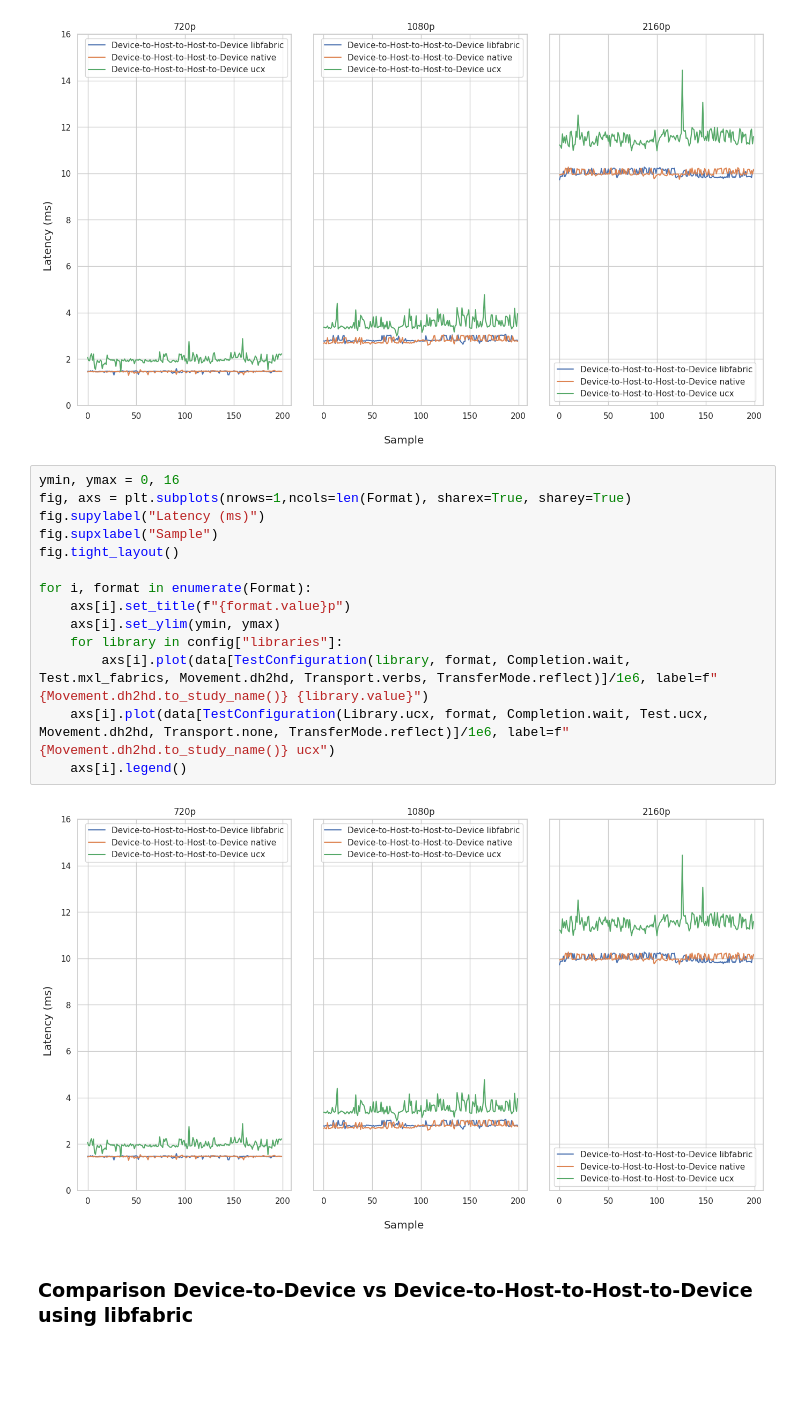
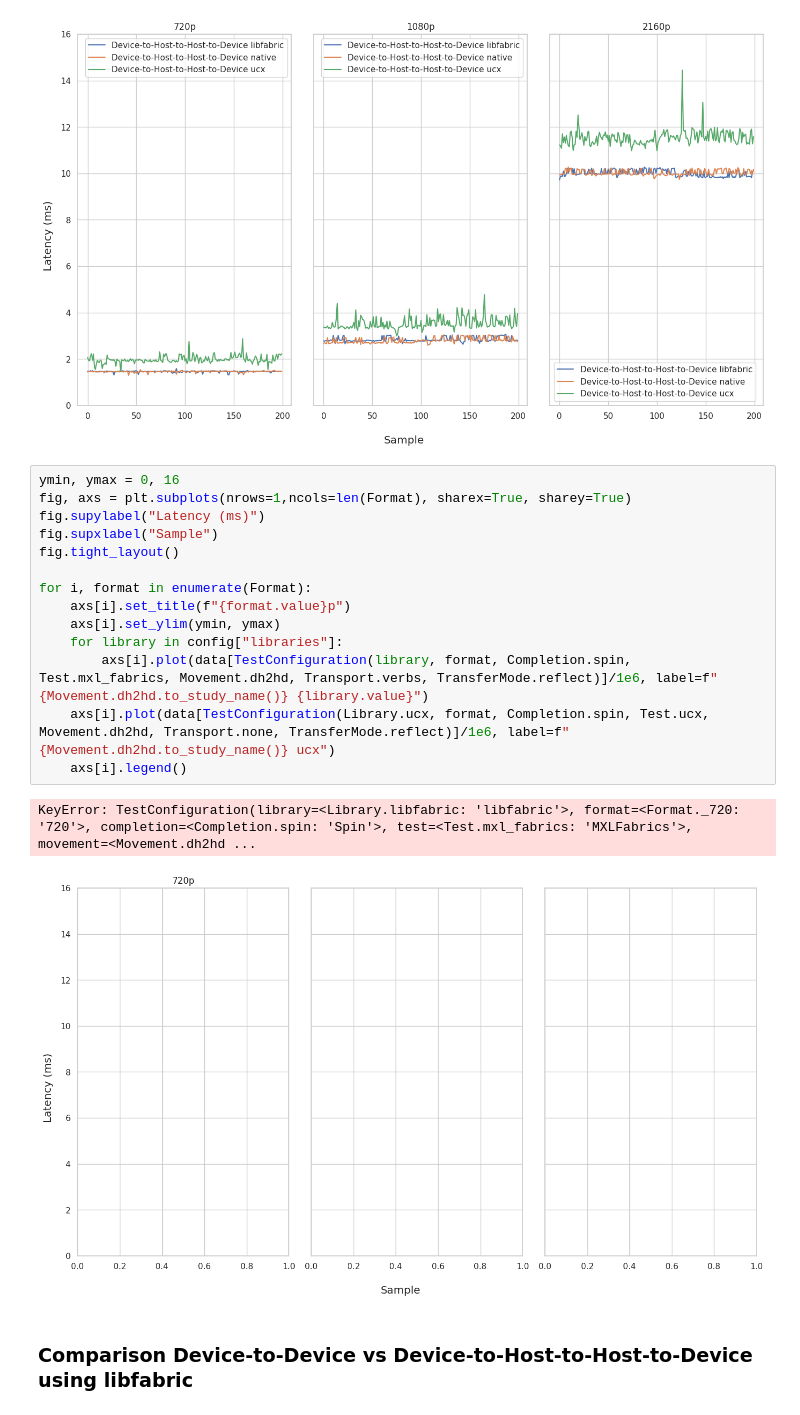
Before and after one commit to jonasohland/mts-fabrics-study, a Jupyter notebook: notebooks/mts-study.ipynb, the cells around one changed output. Drawn from its saved outputs; the diff is of its cells as text; blank space fills up the shorter version.

Commit message:
newest ucx d2d data

```diff
--- a/notebooks/mts-study.ipynb
+++ b/notebooks/mts-study.ipynb
@@ -167,19 +167,20 @@ for i, format in enumerate(Format):
 # %%
 ymin, ymax = 0, 16
 fig, axs = plt.subplots(nrows=1,ncols=len(Format), sharex=True, sharey=True)
 fig.supylabel("Latency (ms)")
 fig.supxlabel("Sample")
 fig.tight_layout()
 
 for i, format in enumerate(Format):
     axs[i].set_title(f"{format.value}p")
     axs[i].set_ylim(ymin, ymax)
     for library in config["libraries"]:
-        axs[i].plot(data[TestConfiguration(library, format, Completion.wait, Test.mxl_fabrics, Movement.dh2hd, Transport.verbs, TransferMode.reflect)]/1e6, label=f"{Movement.dh2hd.to_study_name()} {library.value}")
-    axs[i].plot(data[TestConfiguration(Library.ucx, format, Completion.wait, Test.ucx, Movement.dh2hd, Transport.none, TransferMode.reflect)]/1e6, label=f"{Movement.dh2hd.to_study_name()} ucx")
+        axs[i].plot(data[TestConfiguration(library, format, Completion.spin, Test.mxl_fabrics, Movement.dh2hd, Transport.verbs, TransferMode.reflect)]/1e6, label=f"{Movement.dh2hd.to_study_name()} {library.value}")
+    axs[i].plot(data[TestConfiguration(Library.ucx, format, Completion.spin, Test.ucx, Movement.dh2hd, Transport.none, TransferMode.reflect)]/1e6, label=f"{Movement.dh2hd.to_study_name()} ucx")
     axs[i].legend()
 # %% [output]
+KeyError: TestConfiguration(library=<Library.libfabric: 'libfabric'>, format=<Format._720: '720'>, completion=<Completion.spin: 'Spin'>, test=<Test.mxl_fabrics: 'MXLFabrics'>, movement=<Movement.dh2hd ...
-[figure, old version]
+[figure, new version]
 # %% [markdown]
 ### Comparison Device-to-Device vs Device-to-Host-to-Host-to-Device using libfabric
 # %%
```
Also changed, not shown: parts of 22 cells of this notebook, 12 other files.
